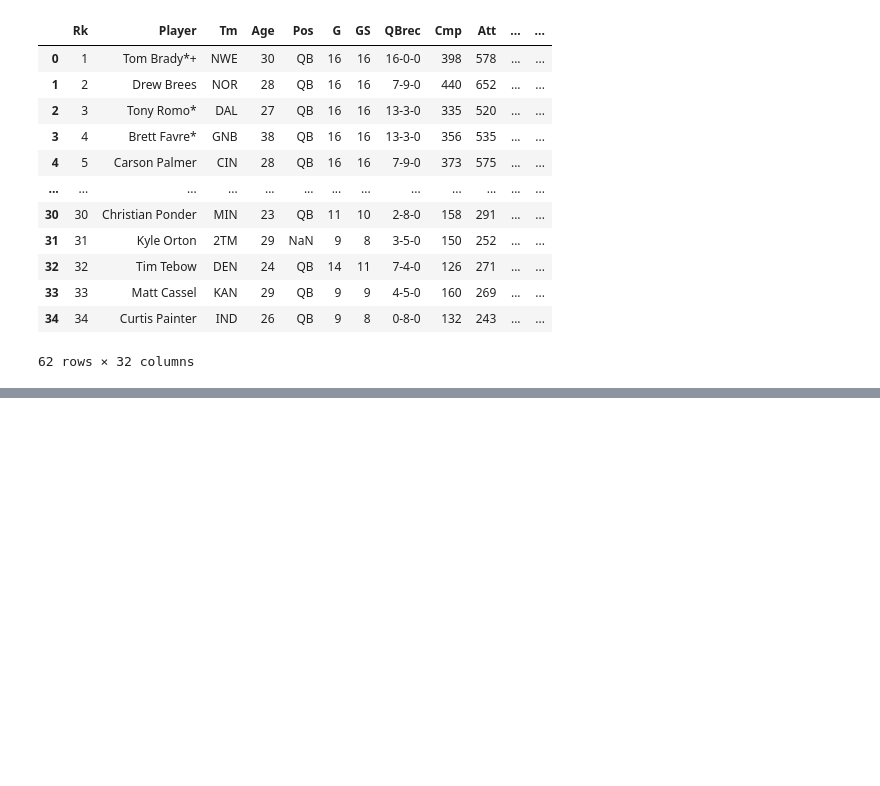
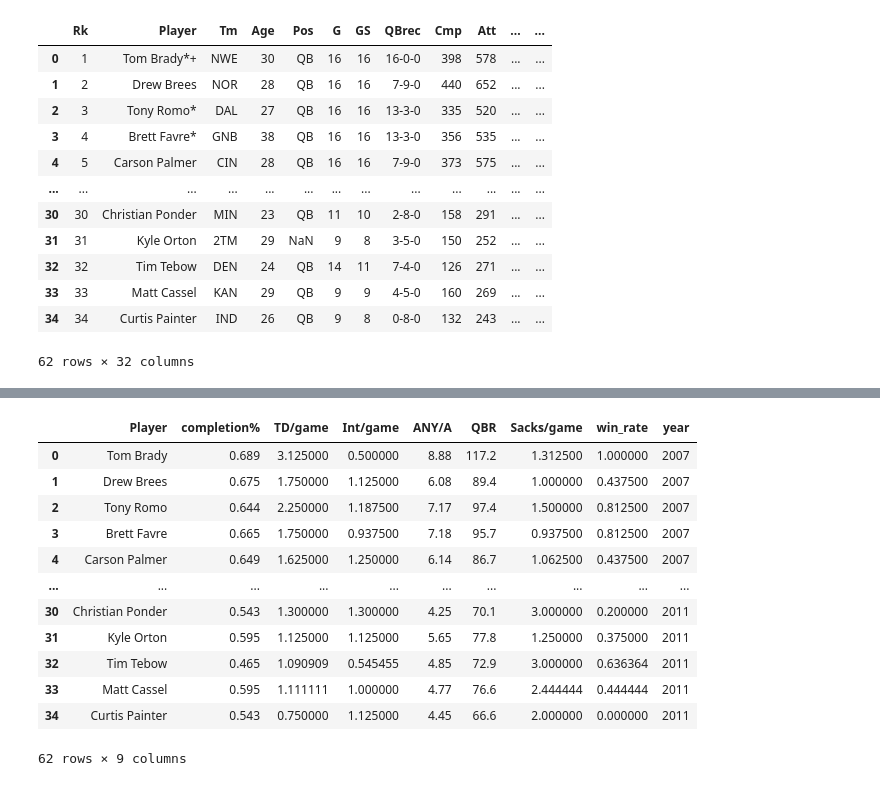
Before and after one commit to nguyenwilliam/elimanning, a Jupyter notebook: elimanning.ipynb, the cells around one changed output, grey strips where cells are left out. Cells and saved outputs as stored; diff of their text form; code cells hidden in the pictures; blank space fills up the shorter version.

```diff
--- a/elimanning.ipynb
+++ b/elimanning.ipynb
@@ -168,0 +261,17 @@ QB
+# %%
+QB = QB[[col for col in QB if col not in ["year"]] + ["year"]]
+QB
+# %% [output]
+|  | Player | completion% | TD/game | Int/game | ANY/A | QBR | Sacks/game | win_rate | year |
+| 0 | Tom Brady | 0.689 | 3.125000 | 0.500000 | 8.88 | 117.2 | 1.312500 | 1.000000 | 2007 |
+| 1 | Drew Brees | 0.675 | 1.750000 | 1.125000 | 6.08 | 89.4 | 1.000000 | 0.437500 | 2007 |
+| 2 | Tony Romo | 0.644 | 2.250000 | 1.187500 | 7.17 | 97.4 | 1.500000 | 0.812500 | 2007 |
+| 3 | Brett Favre | 0.665 | 1.750000 | 0.937500 | 7.18 | 95.7 | 0.937500 | 0.812500 | 2007 |
+| 4 | Carson Palmer | 0.649 | 1.625000 | 1.250000 | 6.14 | 86.7 | 1.062500 | 0.437500 | 2007 |
+| ... | ... | ... | ... | ... | ... | ... | ... | ... | ... |
+| 30 | Christian Ponder | 0.543 | 1.300000 | 1.300000 | 4.25 | 70.1 | 3.000000 | 0.200000 | 2011 |
+| 31 | Kyle Orton | 0.595 | 1.125000 | 1.125000 | 5.65 | 77.8 | 1.250000 | 0.375000 | 2011 |
+| 32 | Tim Tebow | 0.465 | 1.090909 | 0.545455 | 4.85 | 72.9 | 3.000000 | 0.636364 | 2011 |
+| 33 | Matt Cassel | 0.595 | 1.111111 | 1.000000 | 4.77 | 76.6 | 2.444444 | 0.444444 | 2011 |
+| 34 | Curtis Painter | 0.543 | 0.750000 | 1.125000 | 4.45 | 66.6 | 2.000000 | 0.000000 | 2011 |
+62 rows × 9 columns
```
Also changed, not shown: parts of 6 cells of this notebook.
